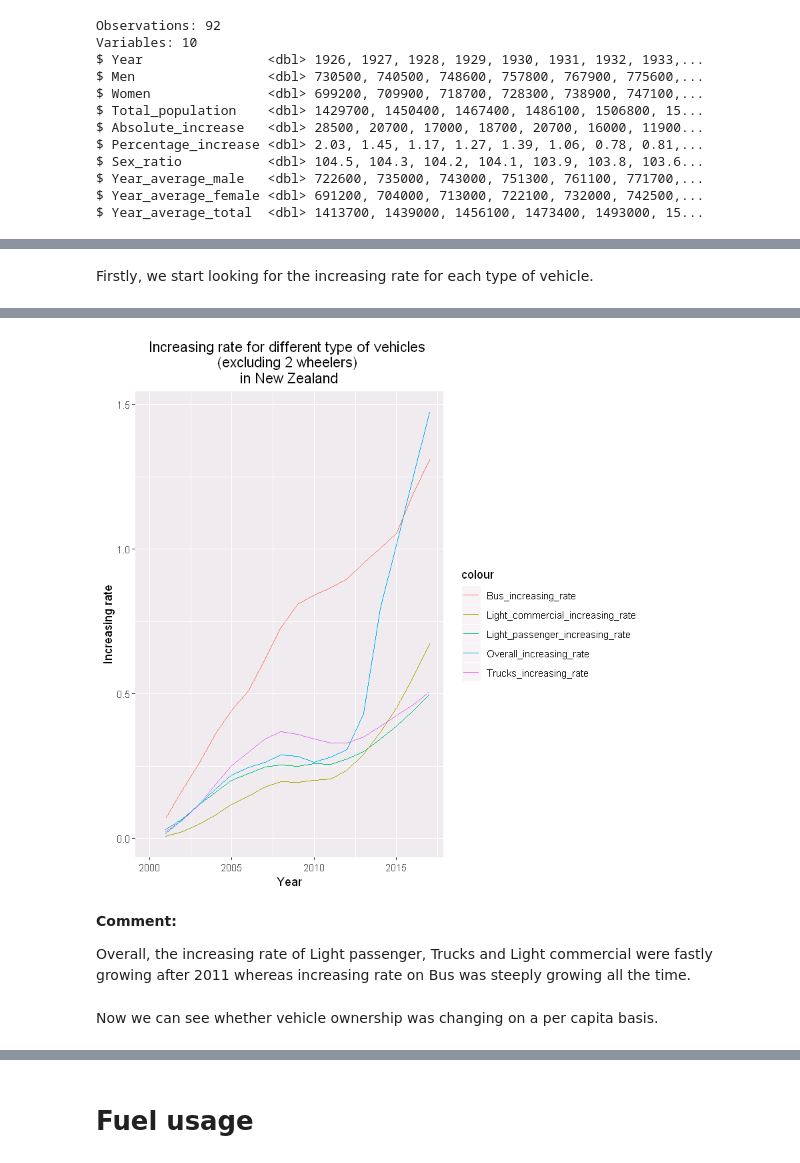
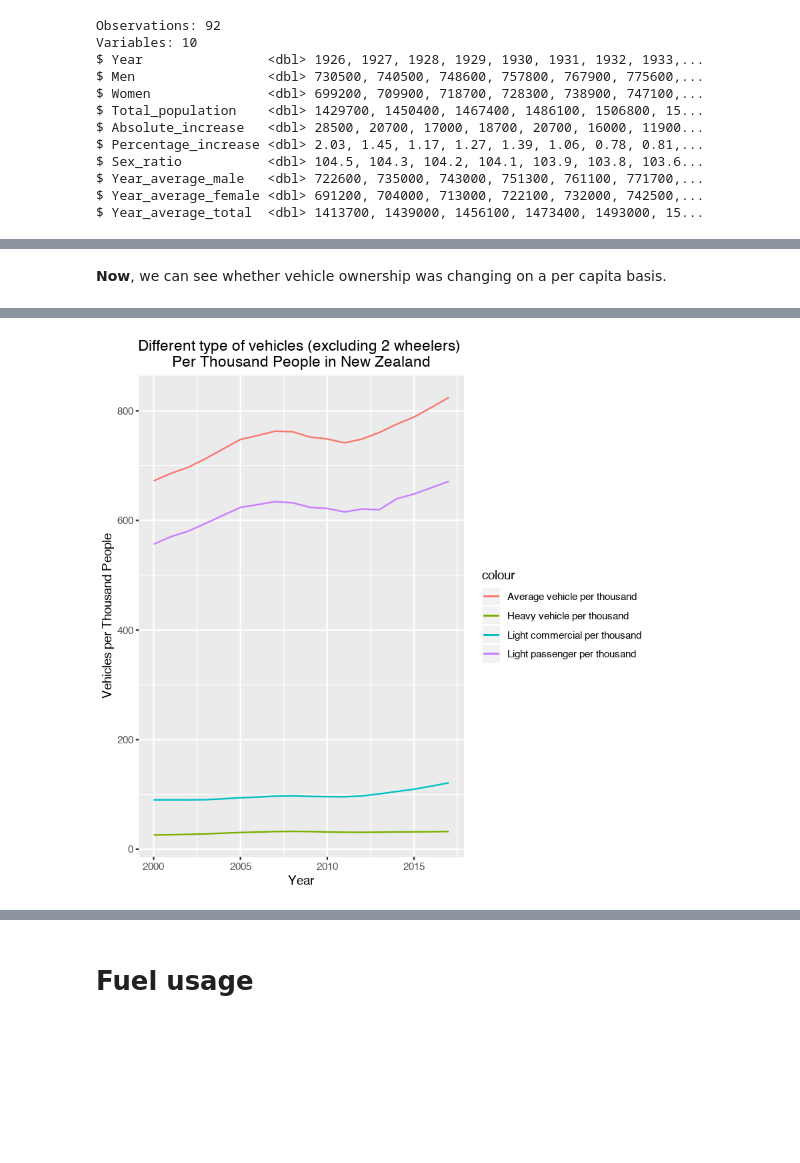
Before and after one commit to william-patt/DATA201-Group-project, a Jupyter notebook: Group_Project_part1.ipynb, the cells around one changed output, grey strips where cells are left out. Drawn from its saved outputs; the diff is of its cells as text; code cells hidden in the pictures; blank space fills up the shorter version.

```diff
--- a/Group_Project_part1.ipynb
+++ b/Group_Project_part1.ipynb
@@ -312,23 +427,29 @@ head(fleet_population)
-# %% [markdown]
-Firstly, we start looking for the increasing rate for each type of vehicle.
+# %% [markdown]
+**Now**, we can see whether vehicle ownership was changing on a per capita basis.
 # %%
 fleet_population %>%
 
+#we compute and create the number of vehicles for per thousand people by adding all the type vehicle
+#together to divide total number of people then multiplying 1000.
+
+     mutate(Average_vehicle_per_thousand = (Light_passenger + Light_commercial + Truck + Bus)/ Year_average_total*1000) %>%
+     mutate(Heavy_vehicle_per_thousand = (Truck + Bus)/ Year_average_total*1000)%>%
+
 #Then we plot year by the number of differen type of vehicles for per thousand people
+
 ggplot()+
-    geom_line(aes(x = Period, y = Light_passenger_increasing_rate, color='Light_passenger_increasing_rate'))+
-    geom_line(aes(x = Period, y = Light_commercial_increasing_rate, color='Light_commercial_increasing_rate' ))+
-    geom_line(aes(x = Period, y = Trucks_increasing_rate, color ='Trucks_increasing_rate'))+
-    geom_line(aes(x = Period, y = Bus_increasing_rate, color ='Bus_increasing_rate'))+
-    geom_line(aes(x = Period, y = Overall_increasing_rate, color ='Overall_increasing_rate'))+
-
+    geom_line(aes(x = Period, y = Average_vehicle_per_thousand, color='Average vehicle per thousand'))+
+    geom_line(aes(x = Period, y = Light_passenger_per_thousand, color='Light passenger per thousand' ))+
+    geom_line(aes(x = Period, y = Light_commercial_per_thousand, color ='Light commercial per thousand'))+
+    geom_line(aes(x = Period, y = Heavy_vehicle_per_thousand, color ='Heavy vehicle per thousand'))+
 
 #add title and set it in the centre
-    ggtitle("Increasing rate for different type of vehicles
-(excluding 2 wheelers)
-in New Zealand") +
+
+    ggtitle("Different type of vehicles (excluding 2 wheelers)
+Per Thousand People in New Zealand") +
     theme(plot.title = element_text(hjust = 0.5))+
+
 #add labels
     xlab("Year") +
-    ylab("Increasing rate")
+    ylab("Vehicles per Thousand People")
 # %% [output]
@@ -341,7 +456 @@ Warning message:
-[figure, old version]
+[figure, new version]
-# %% [markdown]
-**Comment:**
-
-Overall, the increasing rate of Light passenger, Trucks and Light commercial were fastly growing after 2011 whereas increasing rate on Bus was steeply growing all the time.
-# %% [markdown]
-Now we can see whether vehicle ownership was changing on a per capita basis.
```
Also changed, not shown: parts of 107 cells of this notebook.
